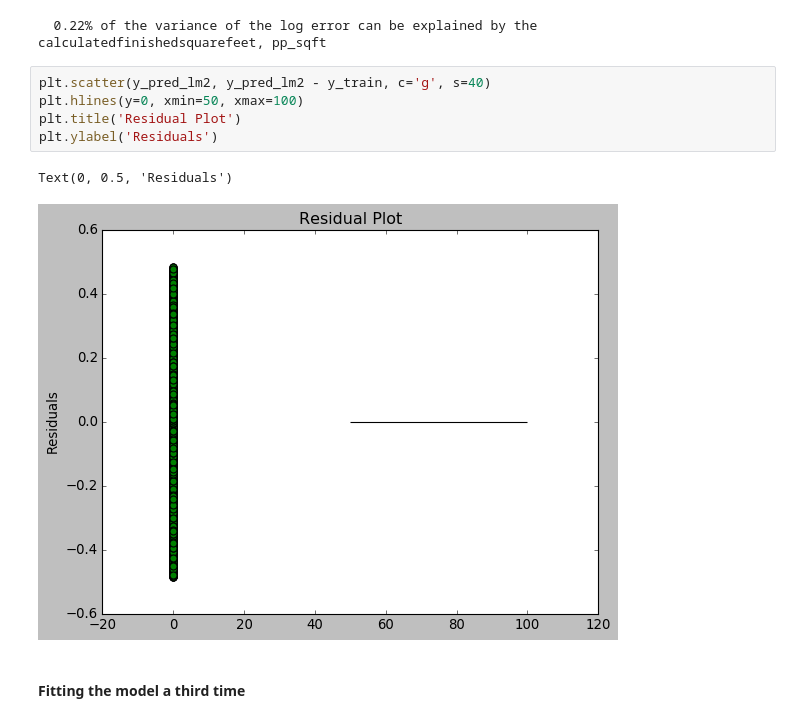
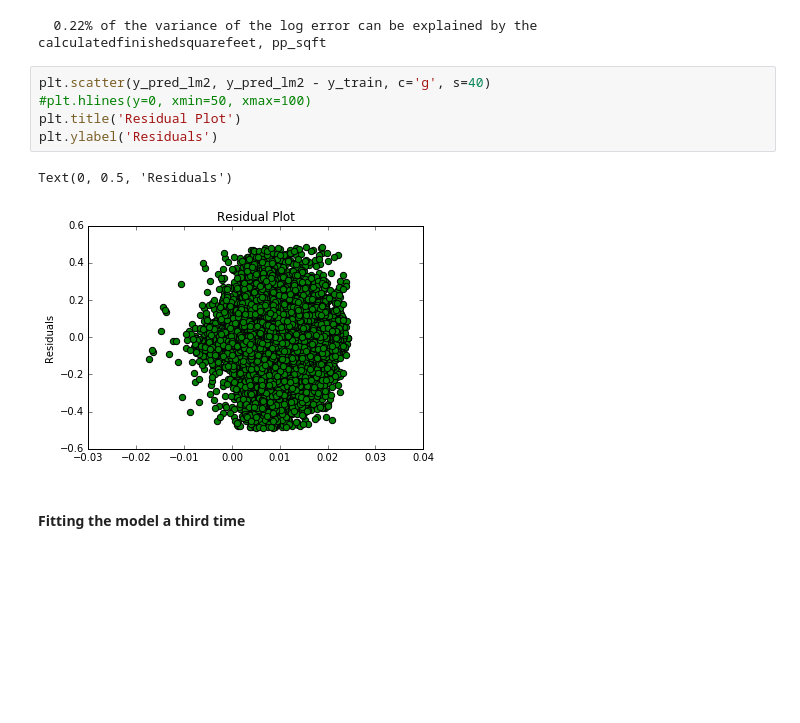
Before and after one commit to HackneyChad/Codeup_DS_projects, a Jupyter notebook: Regression_Proj_Hackney_Chad.ipynb, the cells around one changed output. Drawn from its saved outputs; the diff is of its cells as text; blank space fills up the shorter version.

```diff
--- a/Regression_Proj_Hackney_Chad.ipynb
+++ b/Regression_Proj_Hackney_Chad.ipynb
@@ -949,12 +949,12 @@ print('  {:.2%} of the variance of the log error can be explained by the calcula
   0.22% of the variance of the log error can be explained by the calculatedfinishedsquarefeet, pp_sqft
 # %%
 plt.scatter(y_pred_lm2, y_pred_lm2 - y_train, c='g', s=40)
-plt.hlines(y=0, xmin=50, xmax=100)
+#plt.hlines(y=0, xmin=50, xmax=100)
 plt.title('Residual Plot')
 plt.ylabel('Residuals')
 # %% [output]
 Text(0, 0.5, 'Residuals')
-[figure, old version]
+[figure, new version]
 # %% [markdown]
 #### Fitting the model a third time
 # %%
```
Also changed, not shown: parts of 12 cells of this notebook.
